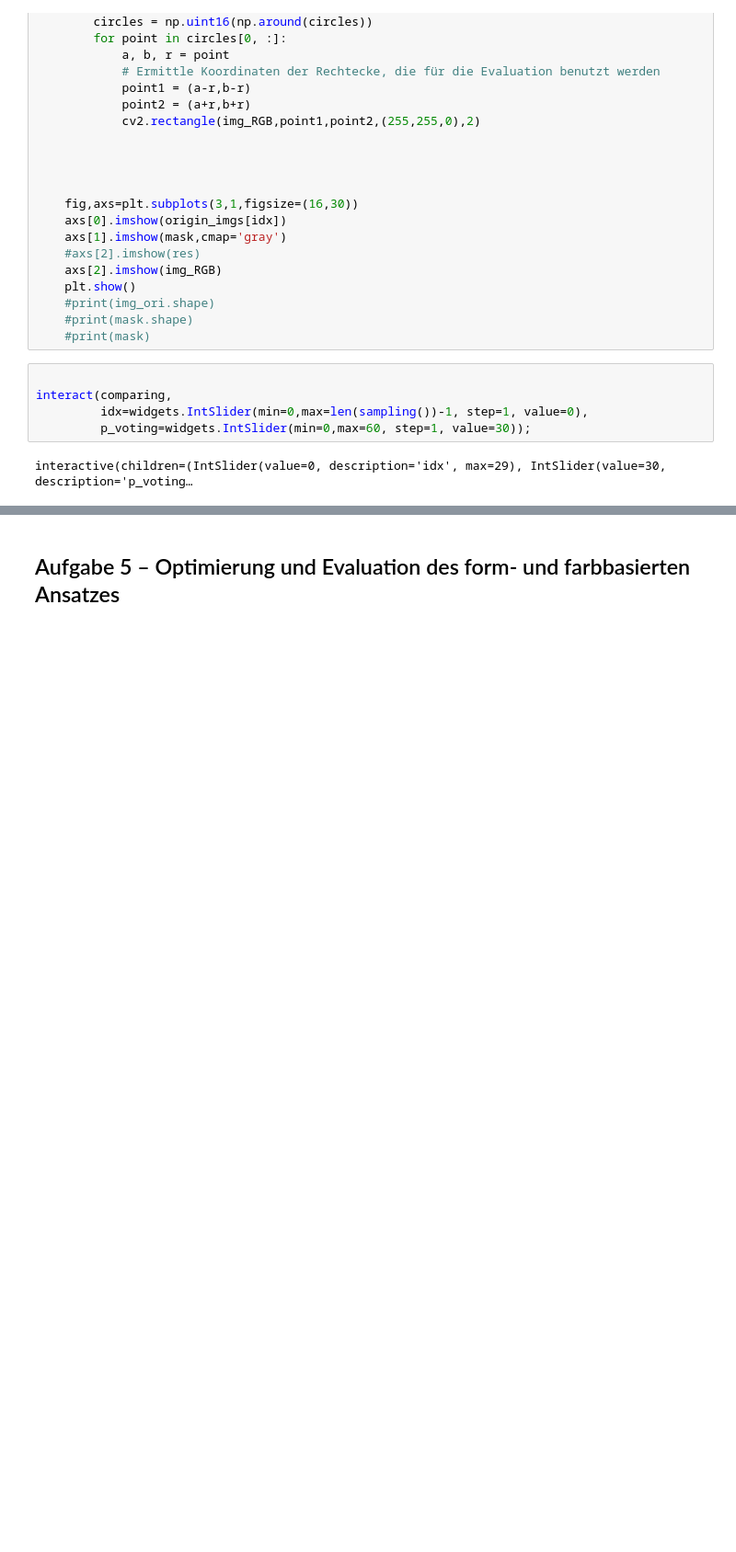
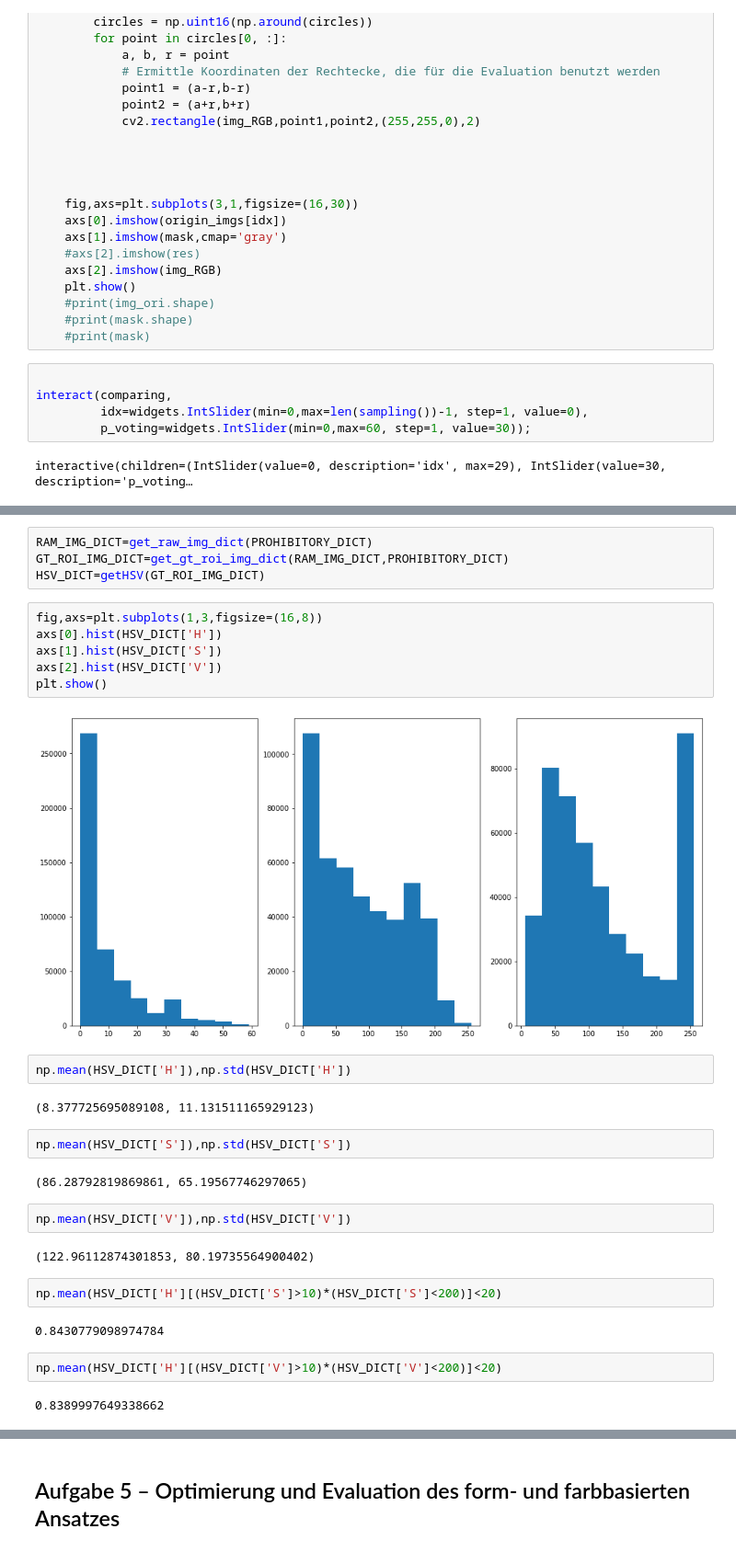
Before and after one commit to tobiasKoeniger/BGA-2, a Jupyter notebook: UE2_Aufgaben_lsg.ipynb, the cells around one changed output, grey strips where cells are left out. Shown: that part at 92% size. Drawn from its saved outputs; the diff is of its cells as text; blank space fills up the shorter version.

```diff
--- a/UE2_Aufgaben_lsg.ipynb
+++ b/UE2_Aufgaben_lsg.ipynb
@@ -512,0 +574,32 @@ interactive(children=(IntSlider(value=0, description='idx', max=29), IntSlider(v
+# %%
+RAM_IMG_DICT=get_raw_img_dict(PROHIBITORY_DICT)
+GT_ROI_IMG_DICT=get_gt_roi_img_dict(RAM_IMG_DICT,PROHIBITORY_DICT)
+HSV_DICT=getHSV(GT_ROI_IMG_DICT)
+# %%
+fig,axs=plt.subplots(1,3,figsize=(16,8))
+axs[0].hist(HSV_DICT['H'])
+axs[1].hist(HSV_DICT['S'])
+axs[2].hist(HSV_DICT['V'])
+plt.show()
+# %% [output]
+[figure, added]
+# %%
+np.mean(HSV_DICT['H']),np.std(HSV_DICT['H'])
+# %% [output]
+(8.377725695089108, 11.131511165929123)
+# %%
+np.mean(HSV_DICT['S']),np.std(HSV_DICT['S'])
+# %% [output]
+(86.28792819869861, 65.19567746297065)
+# %%
+np.mean(HSV_DICT['V']),np.std(HSV_DICT['V'])
+# %% [output]
+(122.96112874301853, 80.19735564900402)
+# %%
+np.mean(HSV_DICT['H'][(HSV_DICT['S']>10)*(HSV_DICT['S']<200)]<20)
+# %% [output]
+0.8430779098974784
+# %%
+np.mean(HSV_DICT['H'][(HSV_DICT['V']>10)*(HSV_DICT['V']<200)]<20)
+# %% [output]
+0.8389997649338662
```
Also changed, not shown: parts of 17 cells of this notebook, 1 other file.
